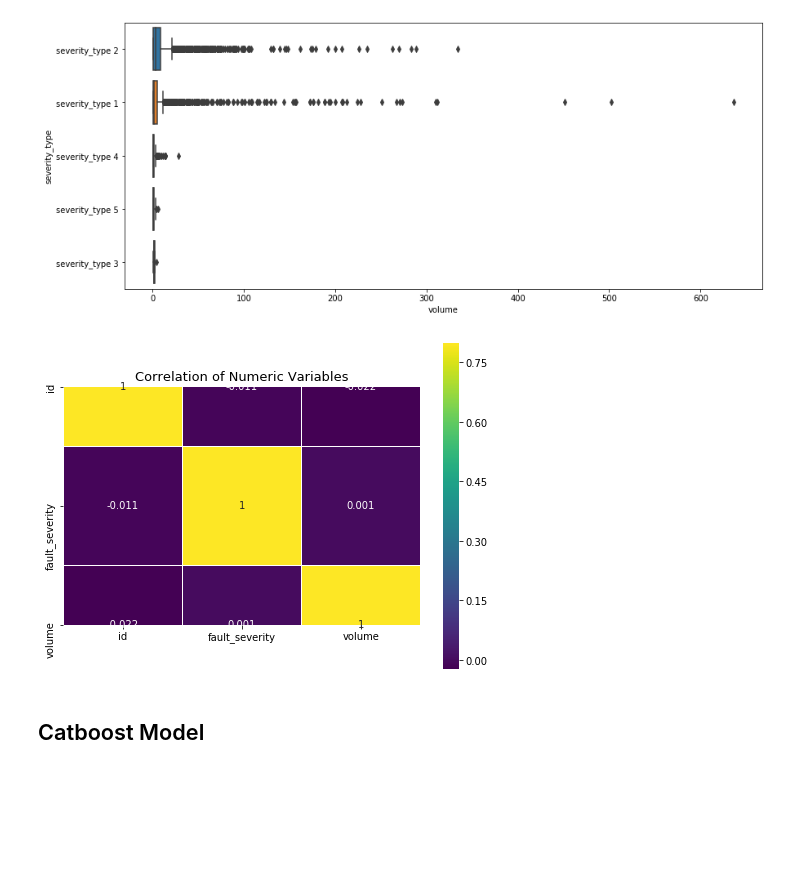
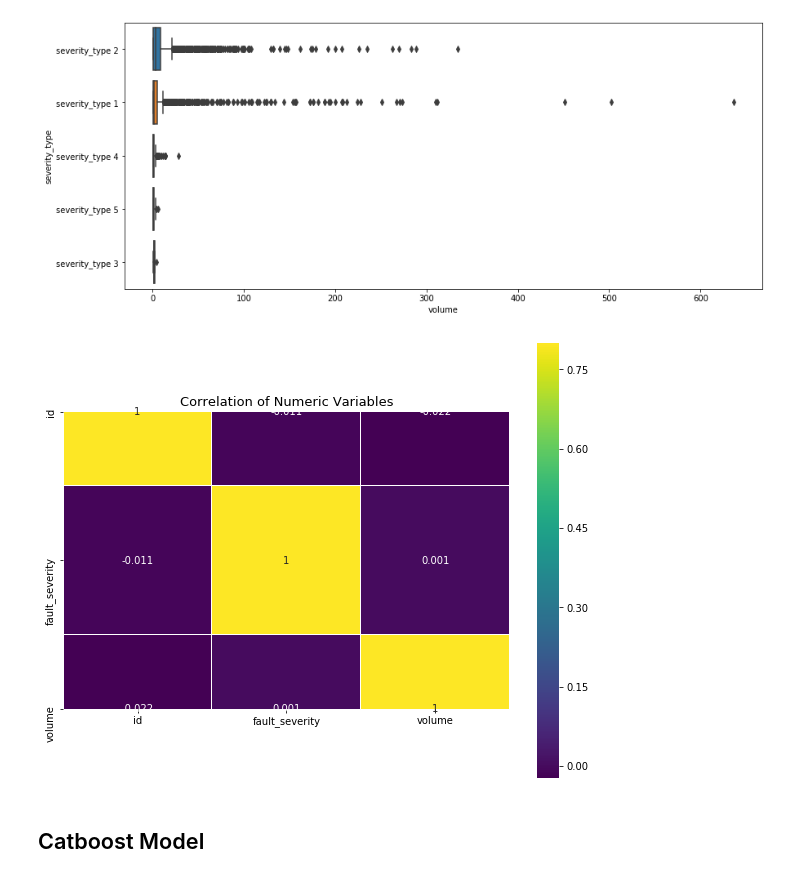
Before and after one commit to rowlandhill2020/NU_498_Team55, a Jupyter notebook: Team_55_Telstra.ipynb, the cells around one changed output. Saved outputs shown, nothing was run; the diff lists cells and outputs as text; code cells hidden in the pictures; blank space fills up the shorter version.

```diff
--- a/Team_55_Telstra.ipynb
+++ b/Team_55_Telstra.ipynb
@@ -17,10 +20,10 @@ from sklearn.model_selection import GridSearchCV
 # %%
-train = pd.read_csv('/Users/rowlandhill/Documents/Northwestern/498/Project/Data/train.csv')
-test = pd.read_csv('/Users/rowlandhill/Documents/Northwestern/498/Project/Data/test.csv')
-severity_type = pd.read_csv('/Users/rowlandhill/Documents/Northwestern/498/Project/Data/severity_type.csv', error_bad_lines = False, warn_bad_lines = False)
-resource_type = pd.read_csv('/Users/rowlandhill/Documents/Northwestern/498/Project/Data/resource_type.csv', error_bad_lines = False, warn_bad_lines = False)
-log_feature = pd.read_csv('/Users/rowlandhill/Documents/Northwestern/498/Project/Data/log_feature.csv', error_bad_lines = False, warn_bad_lines = False)
-event_type = pd.read_csv('/Users/rowlandhill/Documents/Northwestern/498/Project/Data/event_type.csv', error_bad_lines = False, warn_bad_lines = False)
+train = pd.read_csv('/Users/rowlandhill/Documents/Northwestern/498/Project/NU_498_Team55/train.csv')
+test = pd.read_csv('/Users/rowlandhill/Documents/Northwestern/498/Project/NU_498_Team55/test.csv')
+severity_type = pd.read_csv('/Users/rowlandhill/Documents/Northwestern/498/Project/NU_498_Team55/severity_type.csv', error_bad_lines = False, warn_bad_lines = False)
+resource_type = pd.read_csv('/Users/rowlandhill/Documents/Northwestern/498/Project/NU_498_Team55/resource_type.csv', error_bad_lines = False, warn_bad_lines = False)
+log_feature = pd.read_csv('/Users/rowlandhill/Documents/Northwestern/498/Project/NU_498_Team55/log_feature.csv', error_bad_lines = False, warn_bad_lines = False)
+event_type = pd.read_csv('/Users/rowlandhill/Documents/Northwestern/498/Project/NU_498_Team55/event_type.csv', error_bad_lines = False, warn_bad_lines = False)
 # %%
 ### Understand the Size of the data & verify complete import ###
 
@@ -239,14 +242,14 @@ plt.show()
 # %%
 ### Plot Correlation of numeric variables ###
 
-plt.figure(figsize = (8,6))
+plt.figure(figsize = (10,8))
 sns.heatmap(train_4.corr(), vmax = 0.8, linewidths = 0.01, square = True,
            annot = True, cmap = 'viridis', linecolor = 'white')
 
 plt.title('Correlation of Numeric Variables', fontsize = 13)
 plt.show()
 # %% [output]
-[figure, old version]
+[figure, new version]
 # %% [markdown]
 ## Catboost Model
 # %%
```
Also changed, not shown: parts of 16 cells of this notebook.
